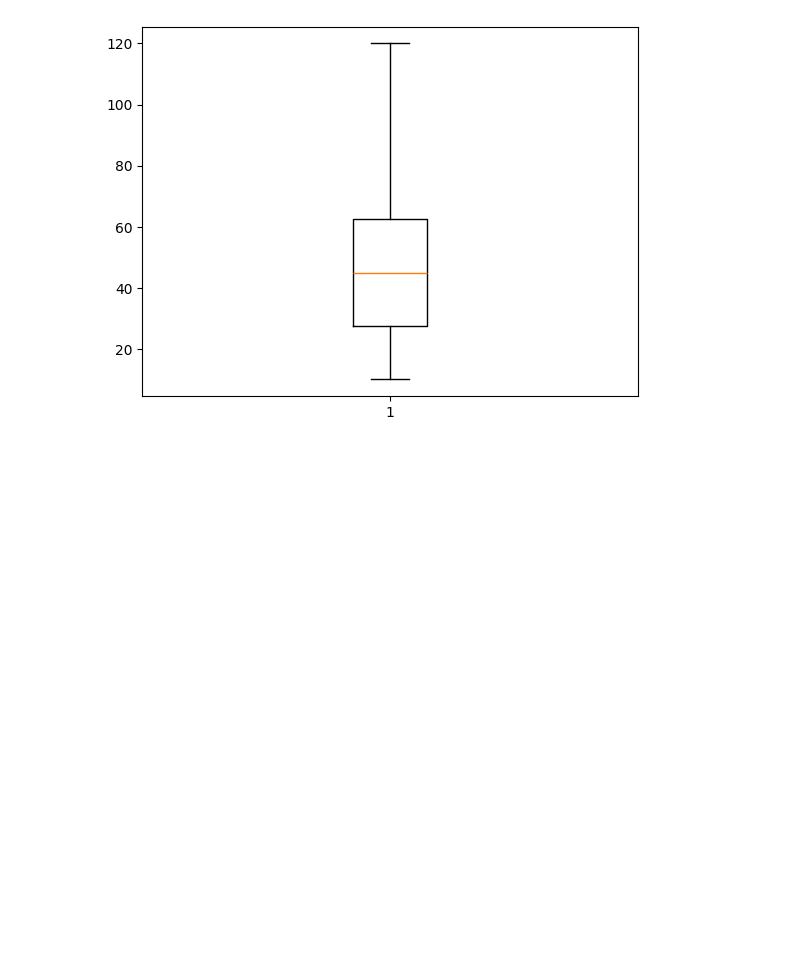
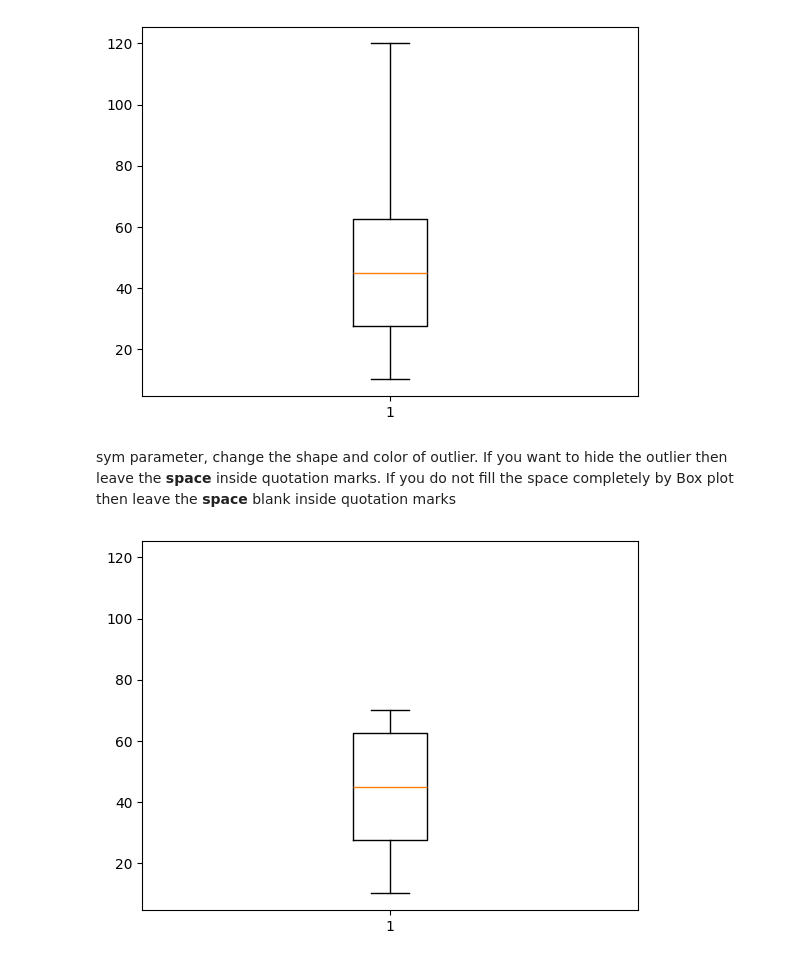
Before and after one commit to Musawer-Afzal/AI-Engineering, a Jupyter notebook: Matplotlib/Box_and_Whisker_plot.ipynb, the cells around one changed output. Cells and saved outputs as stored; diff of their text form; code cells hidden in the pictures; blank space fills up the shorter version.

Commit message:
sym parameter, how to  manipulate outlers

```diff
--- a/Matplotlib/Box_and_Whisker_plot.ipynb
+++ b/Matplotlib/Box_and_Whisker_plot.ipynb
@@ -105,3 +105,15 @@ plt.boxplot(x, whis = 2)
 plt.show()
 # %% [output]
 [figure]
+# %% [markdown]
+sym parameter, change the shape and color of outlier. If you want to hide the outlier then leave the **space** inside quotation marks. If you do not fill the space completely by Box plot then leave the **space** blank inside quotation marks
+# %%
+x = [10, 20, 30, 40, 50, 60, 70, 120]
+
+
+plt.boxplot(x, sym = " ")
+
+
+plt.show()
+# %% [output]
+[figure, added]
```
